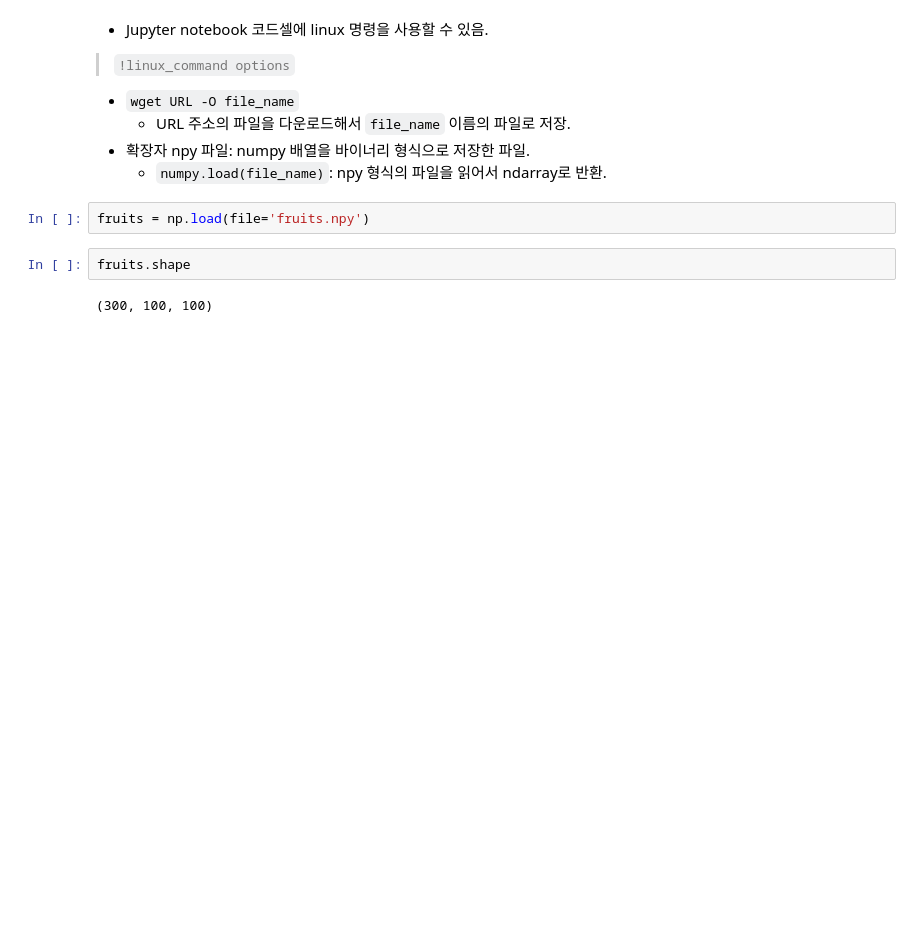
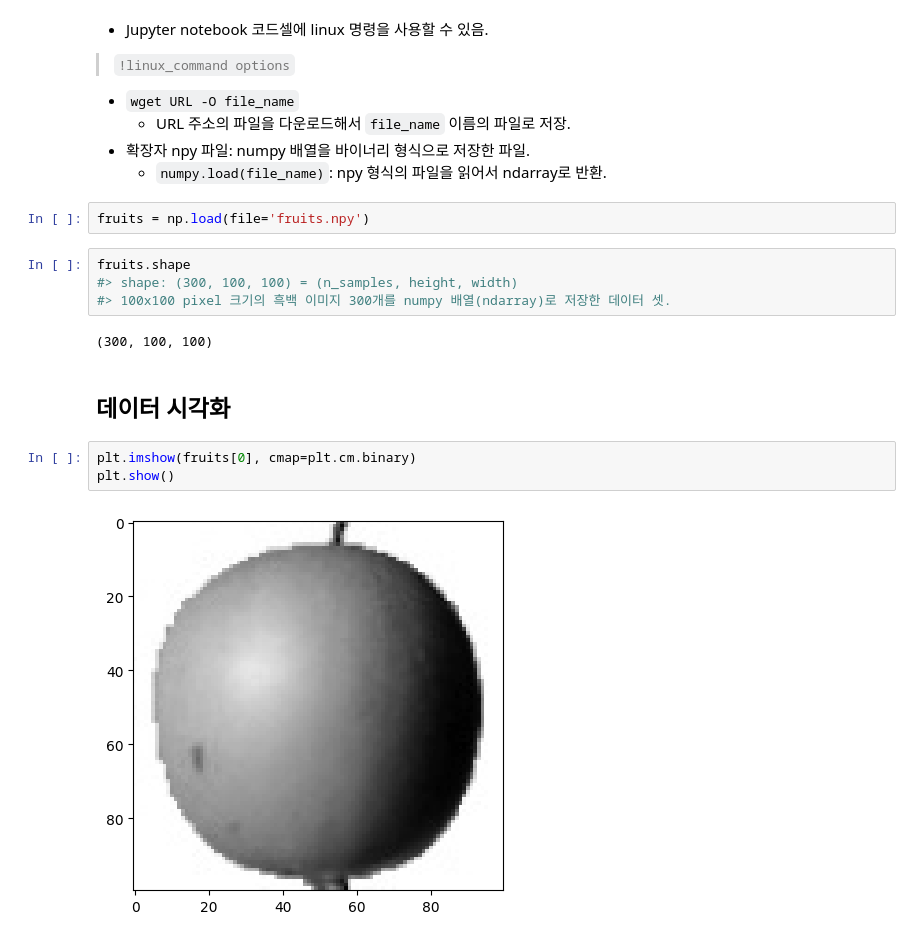
Before and after one commit to JakeOh/202605_BD57, a Jupyter notebook: lab_ml/ml14_clustering.ipynb, the cells around one changed output. Cells and saved outputs as stored; diff of their text form; blank space fills up the shorter version.

Commit message:
fruits 데이터셋 시각화

```diff
--- a/lab_ml/ml14_clustering.ipynb
+++ b/lab_ml/ml14_clustering.ipynb
@@ -46,7 +46,16 @@ fruits.npy          100%[===================>]   2.86M  --.-KB/s    in 0.04s
     *   `numpy.load(file_name)`: npy 형식의 파일을 읽어서 ndarray로 반환.
 # %%
 fruits = np.load(file='fruits.npy')
-# %%
-fruits.shape
-# %% [output]
-(300, 100, 100)
+# %%
+fruits.shape
+#> shape: (300, 100, 100) = (n_samples, height, width)
+#> 100x100 pixel 크기의 흑백 이미지 300개를 numpy 배열(ndarray)로 저장한 데이터 셋.
+# %% [output]
+(300, 100, 100)
+# %% [markdown]
+## 데이터 시각화
+# %%
+plt.imshow(fruits[0], cmap=plt.cm.binary)
+plt.show()
+# %% [output]
+[figure, added]
```
Also changed, not shown: parts of 7 cells of this notebook.
